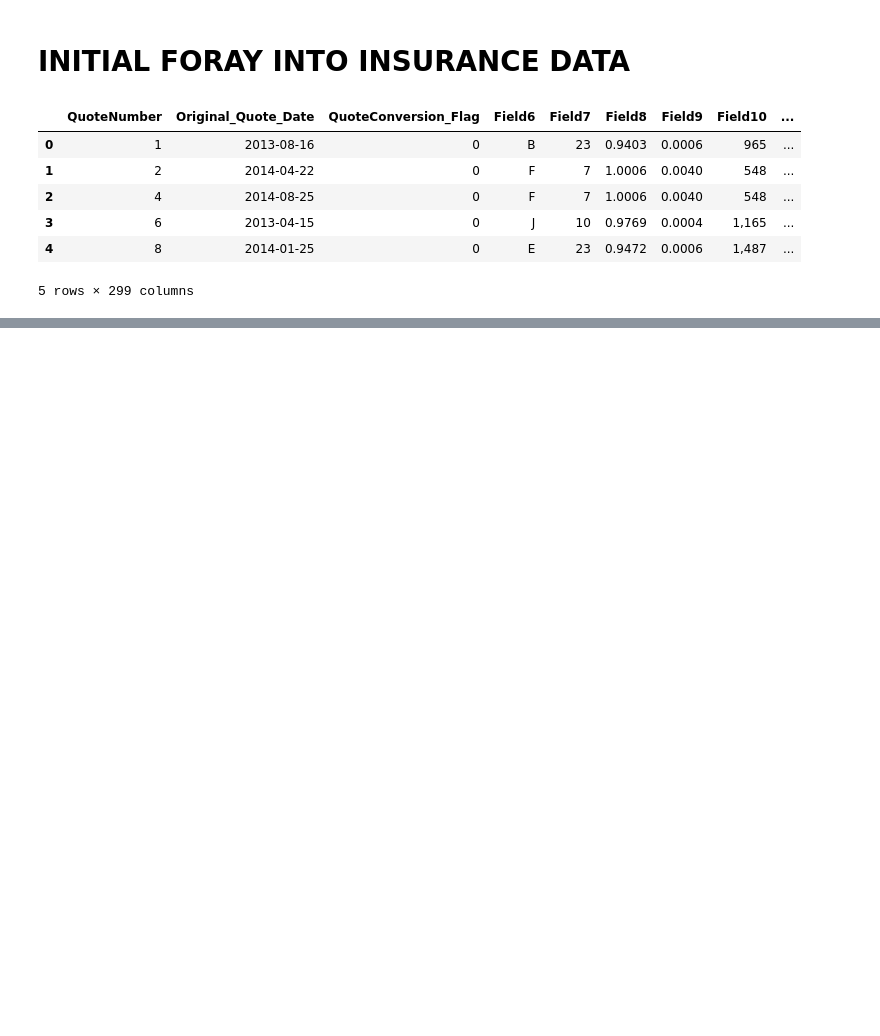
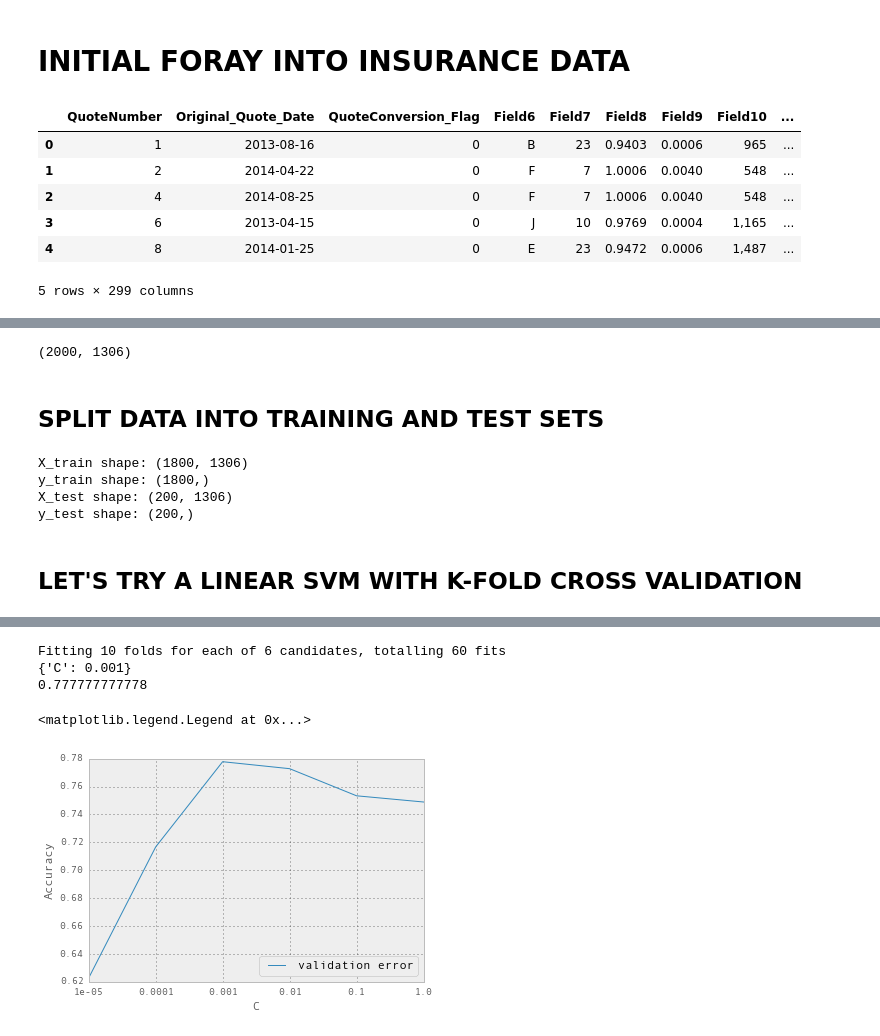
Before and after one commit to hugobowne/machine_learning_techniques, a Jupyter notebook: homesite/initial_foray_insurance.ipynb, the cells around one changed output, grey strips where cells are left out. Saved outputs shown, nothing was run; the diff lists cells and outputs as text; code cells hidden in the pictures; blank space fills up the shorter version.

Commit message:
added linear SVM attempt

```diff
--- a/homesite/initial_foray_insurance.ipynb
+++ b/homesite/initial_foray_insurance.ipynb
@@ -78,0 +90,43 @@ plt.show()
+# %%
+df = scale(df_hot_imp) #scaled data
+np.shape(df)
+# %% [output]
+(2000, 1306)
+# %% [markdown]
+<h2>SPLIT DATA INTO TRAINING AND TEST SETS</h2>
+# %%
+from sklearn.cross_validation import train_test_split
+X_train, X_test, y_train, y_test = train_test_split(df, df_train['QuoteConversion_Flag'], test_size = 0.1,
+                                                    random_state=0)
+print("X_train shape: %s" % repr(X_train.shape))
+print("y_train shape: %s" % repr(y_train.shape))
+print("X_test shape: %s" % repr(X_test.shape))
+print("y_test shape: %s" % repr(y_test.shape))
+# %% [output]
+X_train shape: (1800, 1306)
+y_train shape: (1800,)
+X_test shape: (200, 1306)
+y_test shape: (200,)
+# %% [markdown]
+<h2>LET'S TRY A LINEAR SVM WITH K-FOLD CROSS VALIDATION</h2>
+# %%
+from sklearn.svm import LinearSVC
+svm = LinearSVC() # Instantiate the model.
+from sklearn.grid_search import GridSearchCV
+from sklearn.metrics import classification_report
+#also see here: http://scikit-learn.org/stable/auto_examples/grid_search_digits.html
+svm = LinearSVC() # Instantiate the model
+tuned_parameters = {'C':10.**np.arange(-5,1)}
+grid_search = GridSearchCV( svm , param_grid = tuned_parameters , cv = 10 ,verbose = 1 )
+grid_search.fit(X_train, y_train);
+print(grid_search.best_params_)
+print(grid_search.best_score_)
+##see here about the scoring:
+##http://scikit-learn.org/stable/modules/model_evaluation.html#scoring-parameter
+##E.g. gives "accuracy" for SVMs:
+##http://scikit-learn.org/stable/modules/generated/sklearn.svm.LinearSVC.html
+plt.plot([c.mean_validation_score for c in grid_search.grid_scores_], label="validation error")
+plt.xticks(np.arange(6), tuned_parameters['C']); plt.xlabel("C"); plt.ylabel("Accuracy");plt.legend(loc='best');
+#see this thread concerning mean_training_score:
+#http://stackoverflow.com/questions/23389334/how-to-calculate-the-mean-training-score-using-gridsearchcv-in-scikit-learns
+# %% [output]
@@ -78,0 +135,5 @@ plt.show()
+Fitting 10 folds for each of 6 candidates, totalling 60 fits
+{'C': 0.001}
+0.777777777778
+<matplotlib.legend.Legend at 0x...>
+[figure, added]
```
Also changed, not shown: parts of 8 cells of this notebook.
